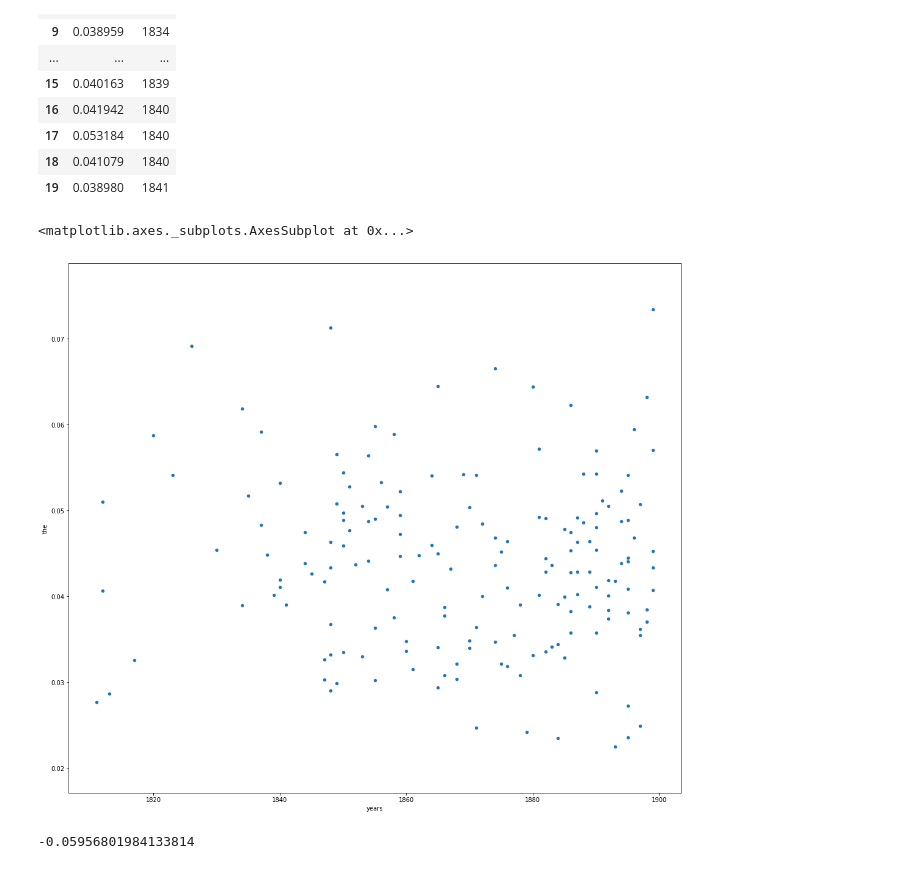
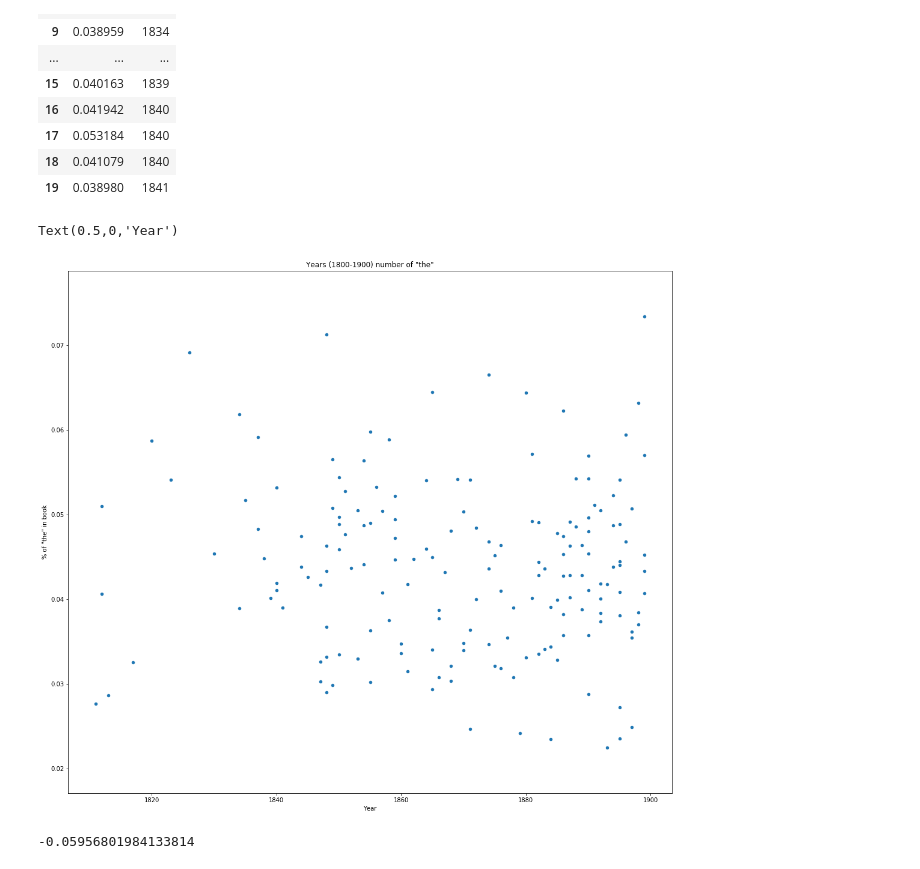
Before and after one commit to clararichter/authorship-identification, a Jupyter notebook: project_notebook.ipynb, the cells around one changed output. Drawn from its saved outputs; the diff is of its cells as text; code cells hidden in the pictures.

```diff
--- a/project_notebook.ipynb
+++ b/project_notebook.ipynb
@@ -224,10 +230,12 @@ the_freq_df.head(20)
 | 18 | 0.041079 | 1840 |
 | 19 | 0.038980 | 1841 |
 # %%
-the_freq_df.plot.scatter(x="years", y="the",figsize=(18,16))
+ax = the_freq_df.plot.scatter(x="years", y="the",figsize=(18,16), title='Years (1800-1900) number of "the"')
+ax.set_ylabel("% of \"the\" in book")
+ax.set_xlabel("Year")
 # %% [output]
-<matplotlib.axes._subplots.AxesSubplot at 0x...>
+Text(0.5,0,'Year')
-[figure, old version]
+[figure, new version]
 # %%
 the_freq_df["years"].corr(the_freq_df["the"])
 # %% [output]
```
Also changed, not shown: parts of 5 cells of this notebook.
